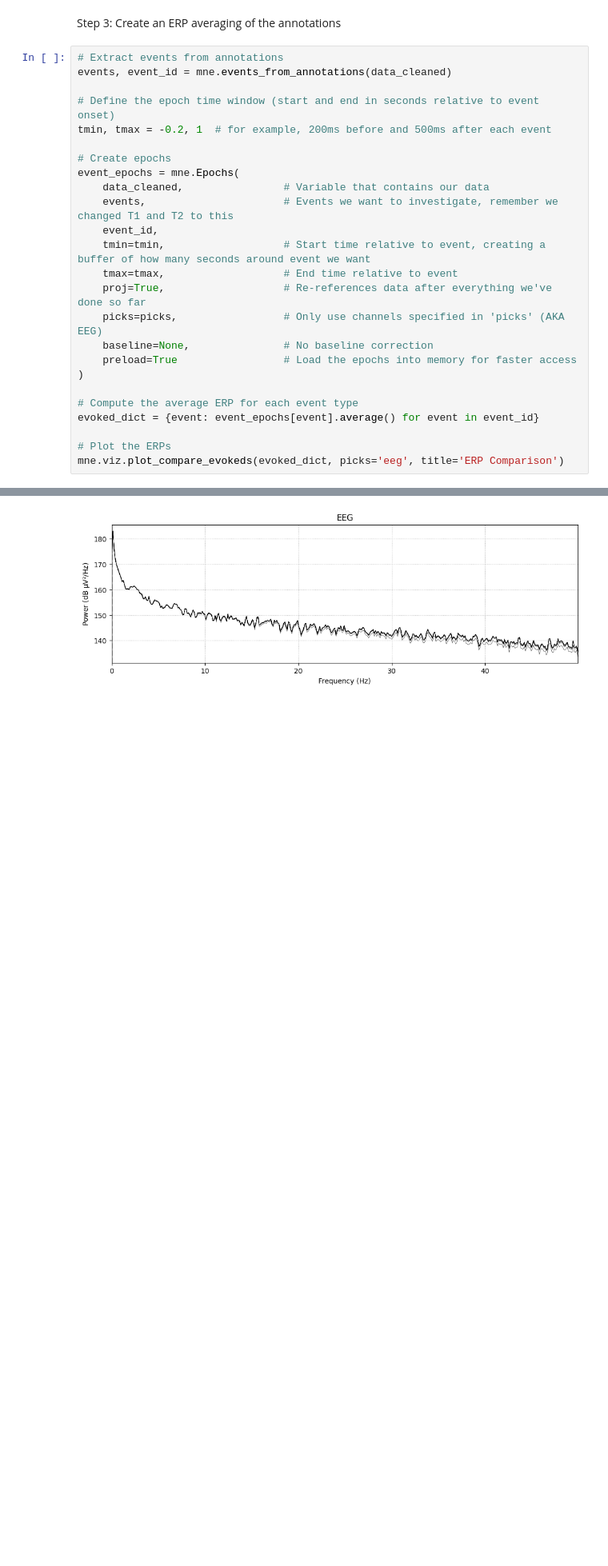
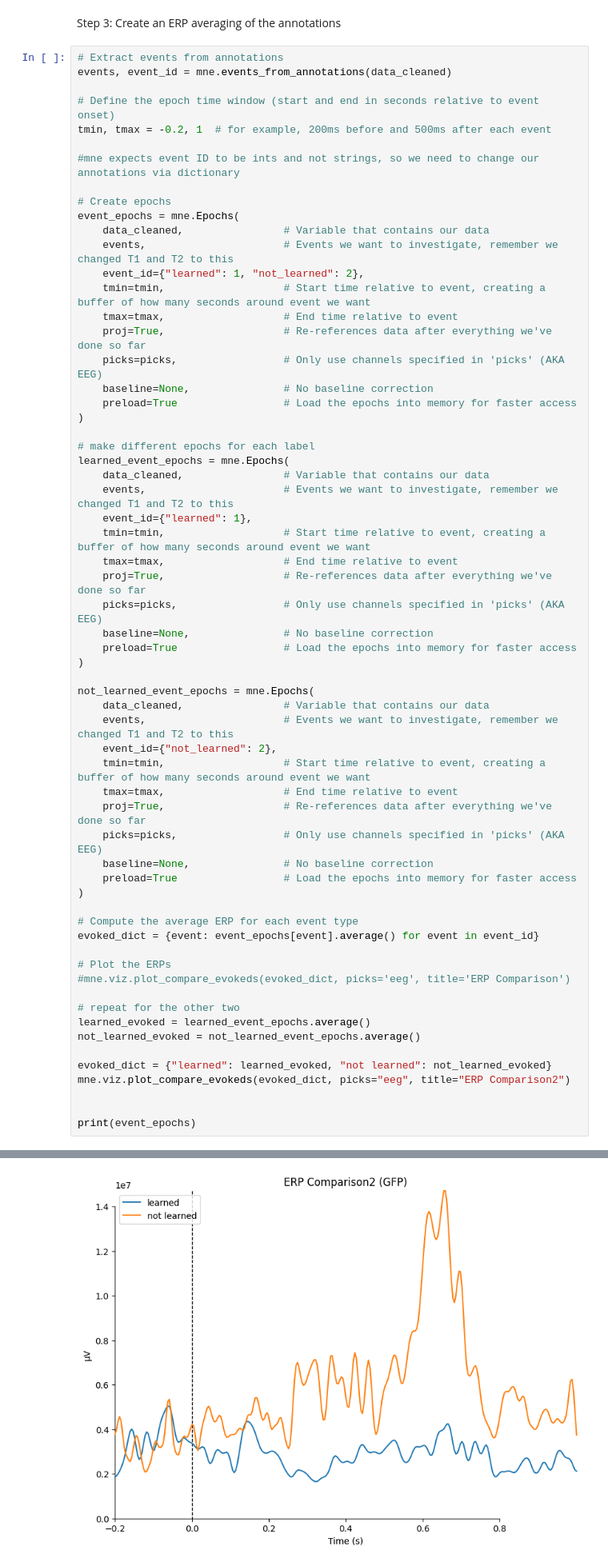
Before and after one commit to Neurotech-Davis/NeuroLingo, a Jupyter notebook: pre_processing/preprocessing.ipynb, the cells around one changed output, grey strips where cells are left out. Shown at 80% size. Saved outputs shown, nothing was run; the diff lists cells and outputs as text; blank space fills up the shorter version.

Commit message:
making new epochs

```diff
--- a/pre_processing/preprocessing.ipynb
+++ b/pre_processing/preprocessing.ipynb
@@ -523,11 +527,38 @@ events, event_id = mne.events_from_annotations(data_cleaned)
 # Define the epoch time window (start and end in seconds relative to event onset)
 tmin, tmax = -0.2, 1  # for example, 200ms before and 500ms after each event
 
+#mne expects event ID to be ints and not strings, so we need to change our annotations via dictionary
+
 # Create epochs
 event_epochs = mne.Epochs(
     data_cleaned,                # Variable that contains our data
     events,                      # Events we want to investigate, remember we changed T1 and T2 to this
-    event_id,
+    event_id={"learned": 1, "not_learned": 2},
+	tmin=tmin,                   # Start time relative to event, creating a buffer of how many seconds around event we want
+    tmax=tmax,                   # End time relative to event
+    proj=True,                   # Re-references data after everything we've done so far
+    picks=picks,                 # Only use channels specified in 'picks' (AKA EEG)
+    baseline=None,               # No baseline correction
+    preload=True                 # Load the epochs into memory for faster access
+)
+
+# make different epochs for each label
+learned_event_epochs = mne.Epochs(
+    data_cleaned,                # Variable that contains our data
+    events,                      # Events we want to investigate, remember we changed T1 and T2 to this
+    event_id={"learned": 1},
+	tmin=tmin,                   # Start time relative to event, creating a buffer of how many seconds around event we want
+    tmax=tmax,                   # End time relative to event
+    proj=True,                   # Re-references data after everything we've done so far
+    picks=picks,                 # Only use channels specified in 'picks' (AKA EEG)
+    baseline=None,               # No baseline correction
+    preload=True                 # Load the epochs into memory for faster access
+)
+
+not_learned_event_epochs = mne.Epochs(
+    data_cleaned,                # Variable that contains our data
+    events,                      # Events we want to investigate, remember we changed T1 and T2 to this
+    event_id={"not_learned": 2},
 	tmin=tmin,                   # Start time relative to event, creating a buffer of how many seconds around event we want
     tmax=tmax,                   # End time relative to event
     proj=True,                   # Re-references data after everything we've done so far
@@ -540,7 +571,17 @@ event_epochs = mne.Epochs(
 evoked_dict = {event: event_epochs[event].average() for event in event_id}
 
 # Plot the ERPs
-mne.viz.plot_compare_evokeds(evoked_dict, picks='eeg', title='ERP Comparison')
+#mne.viz.plot_compare_evokeds(evoked_dict, picks='eeg', title='ERP Comparison')
+
+# repeat for the other two
+learned_evoked = learned_event_epochs.average()
+not_learned_evoked = not_learned_event_epochs.average()
+
+evoked_dict = {"learned": learned_evoked, "not learned": not_learned_evoked}
+mne.viz.plot_compare_evokeds(evoked_dict, picks="eeg", title="ERP Comparison2")
+
+
+print(event_epochs)
 # %% [output]
 Used Annotations descriptions: [np.str_('learned'), np.str_('not_learned')]
 Not setting metadata
@@ -553,3 +601,3 @@ Using data from preloaded Raw for 60 events and 307 original time points ...
 combining channels using GFP (eeg channels)
 combining channels using GFP (eeg channels)
-[figure, old version]
+[figure, new version]
```
Also changed, not shown: parts of 6 cells of this notebook.
